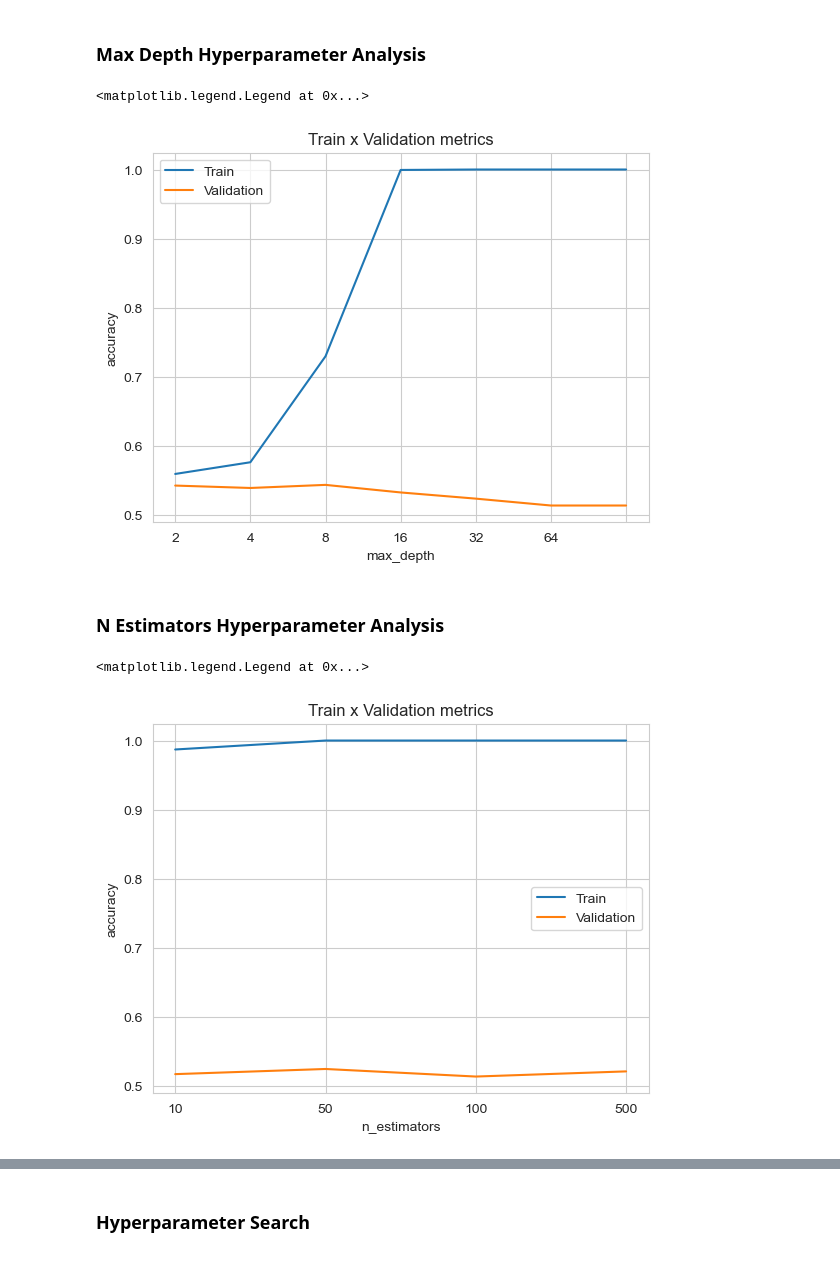
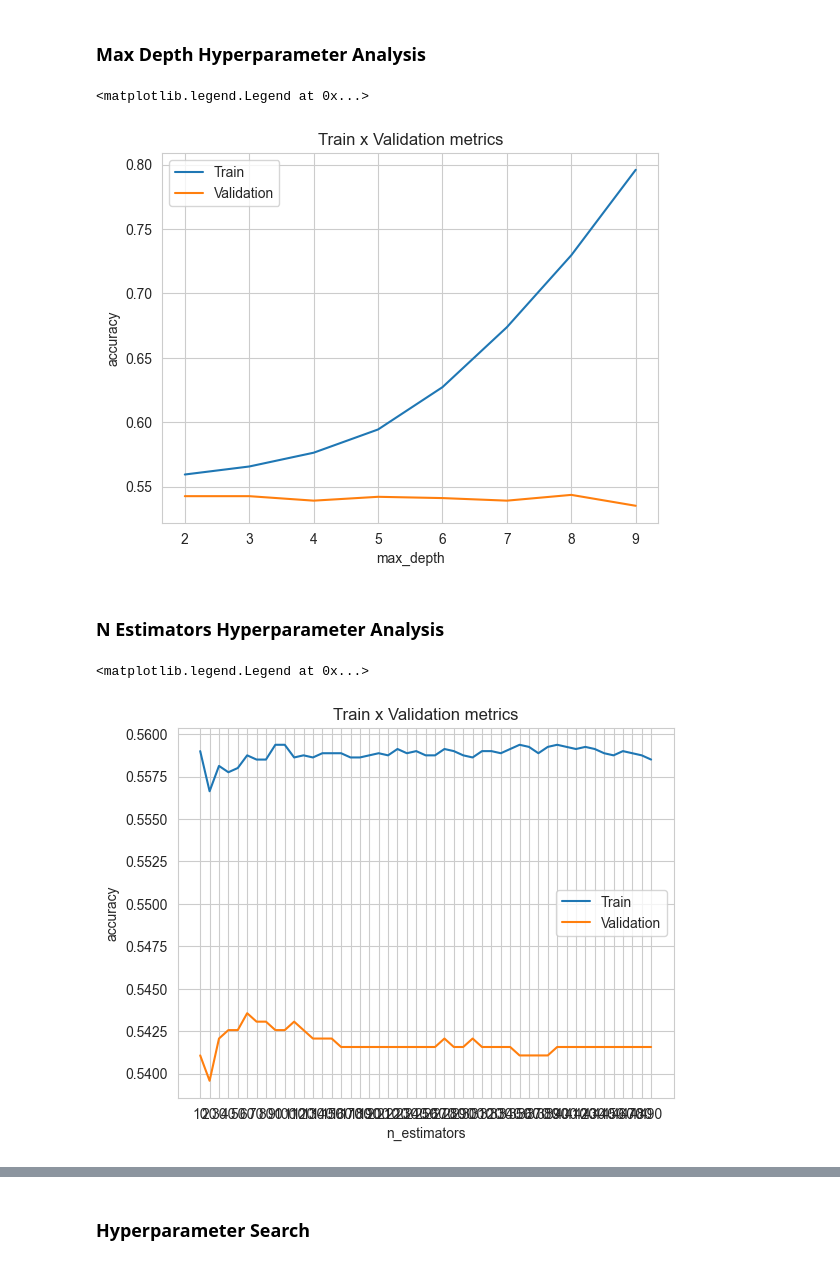
Before and after one commit to FlexiblePlanInvestmentsLtd/UniversityofChicago, a Jupyter notebook: analysis/classifier_model.ipynb, the cells around one changed output, grey strips where cells are left out. Drawn from its saved outputs; the diff is of its cells as text; code cells hidden in the pictures.

Commit message:
added changes to classifier model and random forest model

```diff
--- a/analysis/classifier_model.ipynb
+++ b/analysis/classifier_model.ipynb
@@ -135,7 +135,7 @@ sorted(dt_features, key=lambda x: x[1], reverse=True)
 # %% [markdown]
 ## Random Forest
 # %%
-min_samples_split_list = [2,10, 30, 50, 100, 200, 300, 700, 1000]  ## If the number is an integer, then it is the actual quantity of samples,
+min_samples_split_list = range(10,1000,100)  ## If the number is an integer, then it is the actual quantity of samples,
                                              ## If it is a float, then it is the percentage of the dataset
-max_depth_list = [2, 4, 8, 16, 32, 64, None]
-n_estimators_list = [10,50,100,500]
+max_depth_list = range(2,10,1)
+n_estimators_list = range(10,500,10)
@@ -147,7 +151,7 @@ accuracy_list_val = []
 for min_samples_split in min_samples_split_list:
     # You can fit the model at the same time you define it, because the fit function returns the fitted estimator.
     model = RandomForestClassifier(min_samples_split = min_samples_split,
-                                   random_state = RANDOM_STATE).fit(X_train_fit,y_train_fit)
+                                   random_state = RANDOM_STATE, n_jobs=-1).fit(X_train_fit,y_train_fit)
     predictions_train = model.predict(X_train_fit) ## The predicted values for the train dataset
     predictions_val = model.predict(X_train_eval) ## The predicted values for the test dataset
     accuracy_train = accuracy_score(predictions_train,y_train_fit)
@@ -172,7 +176,7 @@ accuracy_list_train = []
 accuracy_list_val = []
 for max_depth in max_depth_list:
     # You can fit the model at the same time you define it, because the fit function returns the fitted estimator.
-    model = RandomForestClassifier(max_depth=max_depth,
+    model = RandomForestClassifier(max_depth=max_depth,n_jobs=-1,
                                    random_state = RANDOM_STATE).fit(X_train_fit,y_train_fit)
     predictions_train = model.predict(X_train_fit) ## The predicted values for the train dataset
     predictions_val = model.predict(X_train_eval) ## The predicted values for the test dataset
@@ -190,33 +194,33 @@ plt.plot(accuracy_list_val)
 plt.legend(['Train','Validation'])
 # %% [output]
 <matplotlib.legend.Legend at 0x...>
-[figure, old version]
+[figure, new version]
 # %% [markdown]
 ### N Estimators Hyperparameter Analysis
 # %%
 accuracy_list_train = []
 accuracy_list_val = []
 for n_estimators in n_estimators_list:
     # You can fit the model at the same time you define it, because the fit function returns the fitted estimator.
-    model = RandomForestClassifier(n_estimators=n_estimators,
+    model = RandomForestClassifier(n_estimators=n_estimators,n_jobs=-1,max_depth=2,
                                    random_state = RANDOM_STATE).fit(X_train_fit,y_train_fit)
     predictions_train = model.predict(X_train_fit) ## The predicted values for the train dataset
     predictions_val = model.predict(X_train_eval) ## The predicted values for the test dataset
     accuracy_train = accuracy_score(predictions_train,y_train_fit)
     accuracy_val = accuracy_score(predictions_val,y_train_eval)
     accuracy_list_train.append(accuracy_train)
     accuracy_list_val.append(accuracy_val)
 
 plt.title('Train x Validation metrics')
 plt.xlabel('n_estimators')
 plt.ylabel('accuracy')
 plt.xticks(ticks = range(len(n_estimators_list )),labels=n_estimators_list)
 plt.plot(accuracy_list_train)
 plt.plot(accuracy_list_val)
 plt.legend(['Train','Validation'])
 # %% [output]
 <matplotlib.legend.Legend at 0x...>
-[figure, old version]
+[figure, new version]
 # %%
 random_forest_model = RandomForestClassifier(n_estimators=500,
                                              min_samples_split=750,
```
Also changed, not shown: parts of 16 cells of this notebook, 2 other files.
